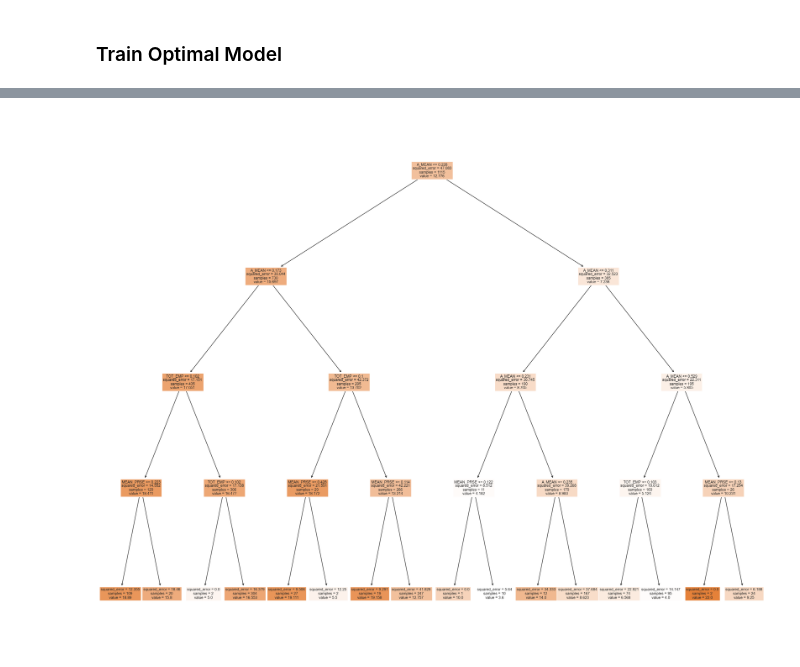
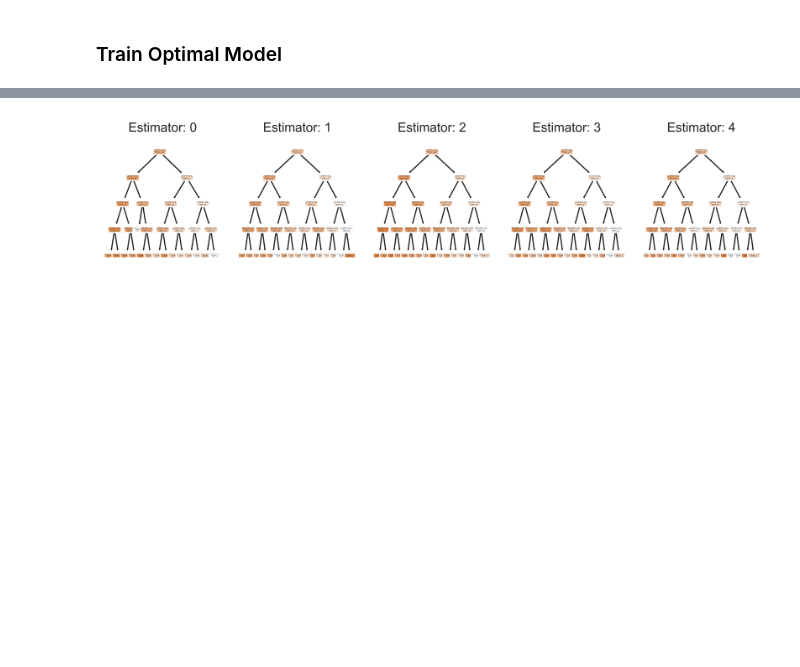
Before and after one commit to anly501/anly-501-project-5cminsuhlim, a Jupyter notebook: codes/04-random-forests/rf_classification.ipynb, the cells around one changed output, grey strips where cells are left out. Saved outputs shown, nothing was run; the diff lists cells and outputs as text; code cells hidden in the pictures; blank space fills up the shorter version.

```diff
--- a/codes/04-random-forests/rf_classification.ipynb
+++ b/codes/04-random-forests/rf_classification.ipynb
@@ -192,18 +181,23 @@ IndexError: string index out of range
 ### Visualize the Tree
 # %%
 # VISUALIZE THE DECISION TREE
-from sklearn.tree import DecisionTreeRegressor
+from sklearn.ensemble import RandomForestRegressor
 from sklearn import tree
 
-regr = DecisionTreeRegressor(random_state=1234)
+regr = RandomForestRegressor(random_state=1234, criterion='absolute_error')
 model = regr.fit(x_train, y_train)
-
-def plot_tree(model, X, Y):
-    fig = plt.figure(figsize=(25,20))
-    _ = tree.plot_tree(model,
-                    feature_names=X.columns,
-                    class_names=Y.name,
-                    filled=True)
+# %%
+## ref: https://stackoverflow.com/questions/40155128/plot-trees-for-a-random-forest-in-python-with-scikit-learn
+from sklearn import tree
+
+def plot_tree(model, X, Y):
+    fig, ax = plt.subplots(nrows=1, ncols=5, figsize=(10,2), dpi=900)
+    for index in range(0, 5):
+        tree.plot_tree(model.estimators_[index],
+                    feature_names=X.columns,
+                    filled=True,
+                    ax=ax[index])
+        ax[index].set_title('Estimator: ' + str(index), fontsize=11)
 # %%
 plot_tree(model, X, Y)
 # %% [output]
@@ -217,7 +210,7 @@ test_results=[]
 train_results=[]
 
 for num_layer in range(1,51):
-    model = tree.DecisionTreeClassifier(max_depth=num_layer)
+    model = RandomForestClassifier(max_depth=num_layer)
     model = model.fit(x_train, y_train)
 
     yp_train=model.predict(x_train)
@@ -261,7 +254,7 @@ train_error=[]
 test_error=[]
 for i in range(1,23):
     # INITIALIZE MODEL
-    model = DecisionTreeRegressor(max_depth=i)
+    model = RandomForestRegressor(max_depth=i, criterion='absolute_error')
 
     # TRAIN MODEL
     model.fit(x_train,y_train)
@@ -328,11 +321,8 @@ PRECISION: 0.27796544925072136
 # %%
 # VISUALIZE THE DECISION TREE
-from sklearn.tree import DecisionTreeRegressor
-from sklearn import tree
-
-regr = DecisionTreeRegressor(random_state=1234, max_depth=4)
+regr = RandomForestRegressor(random_state=1234, max_depth=4)
 model = regr.fit(x_train, y_train)
 
 plot_tree(model, X, Y)
 # %% [output]
-[figure, old version]
+[figure, new version]
```
Also changed, not shown: parts of 8 cells of this notebook.
